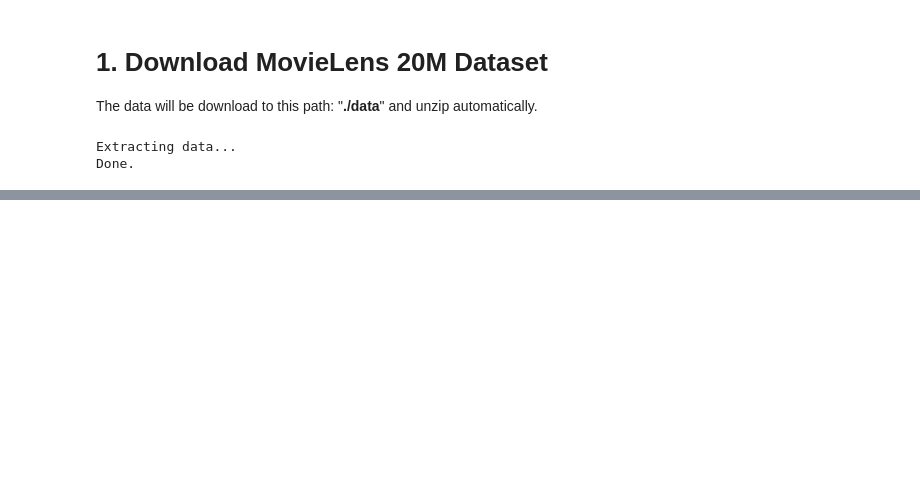
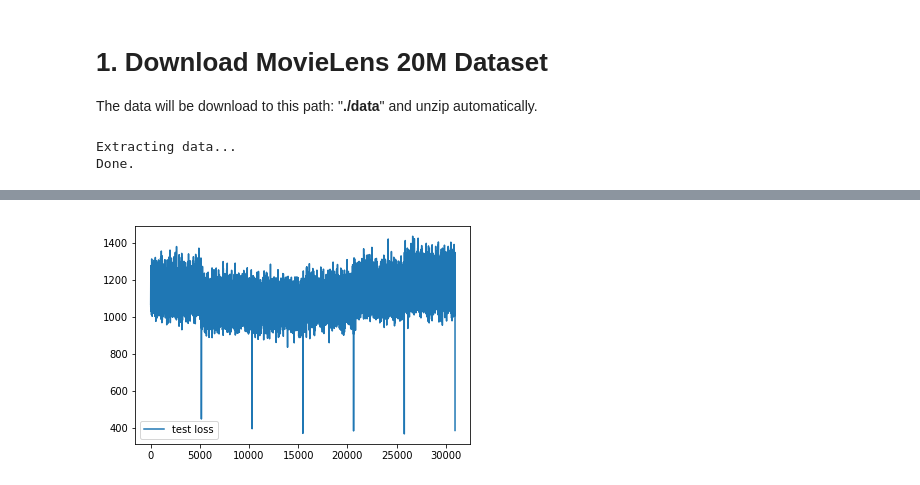
Before and after one commit to ygan/movielens-recommender, a Jupyter notebook: movielens-recommender.ipynb, the cells around one changed output, grey strips where cells are left out. Cells and saved outputs as stored; diff of their text form; code cells hidden in the pictures; blank space fills up the shorter version.

```diff
--- a/movielens-recommender.ipynb
+++ b/movielens-recommender.ipynb
@@ -69,0 +472,6 @@ import pandas as pd
+# %%
+plt.plot(losses['test'], label='test loss')
+plt.legend()
+_ = plt.ylim()
+# %% [output]
+[figure, added]
```
Also changed, not shown: parts of 46 cells of this notebook, 1 other file.
